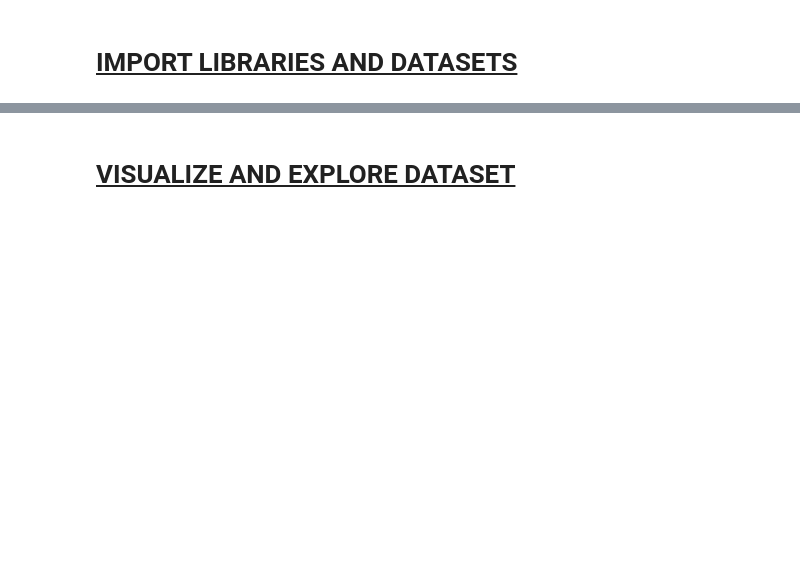
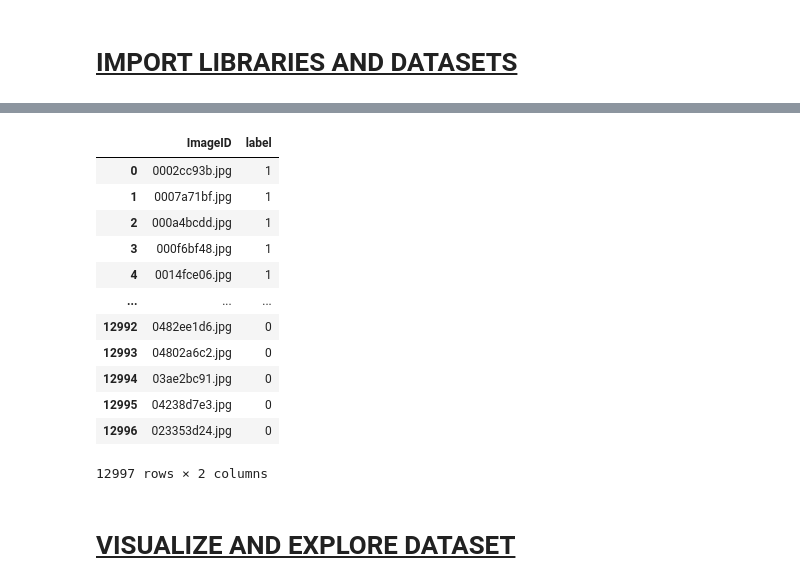
Before and after one commit to FemiAdesola/Data-Science, a Jupyter notebook: Maintenance_&_Manufacturing_Department.ipynb, the cells around one changed output, grey strips where cells are left out. Drawn from its saved outputs; the diff is of its cells as text; code cells hidden in the pictures; blank space fills up the shorter version.

```diff
--- a/Maintenance_&_Manufacturing_Department.ipynb
+++ b/Maintenance_&_Manufacturing_Department.ipynb
@@ -93,2 +139,18 @@ Drive already mounted at /content/drive; to attempt to forcibly remount, call dr
+# %%
+all_images_df
+# %% [output]
+|  | ImageID | label |
+| 0 | 0002cc93b.jpg | 1 |
+| 1 | 0007a71bf.jpg | 1 |
+| 2 | 000a4bcdd.jpg | 1 |
+| 3 | 000f6bf48.jpg | 1 |
+| 4 | 0014fce06.jpg | 1 |
+| ... | ... | ... |
+| 12992 | 0482ee1d6.jpg | 0 |
+| 12993 | 04802a6c2.jpg | 0 |
+| 12994 | 03ae2bc91.jpg | 0 |
+| 12995 | 04238d7e3.jpg | 0 |
+| 12996 | 023353d24.jpg | 0 |
+12997 rows × 2 columns
 # %% [markdown]
 # <ins>**VISUALIZE AND EXPLORE DATASET**
```
Also changed, not shown: parts of 13 cells of this notebook.
